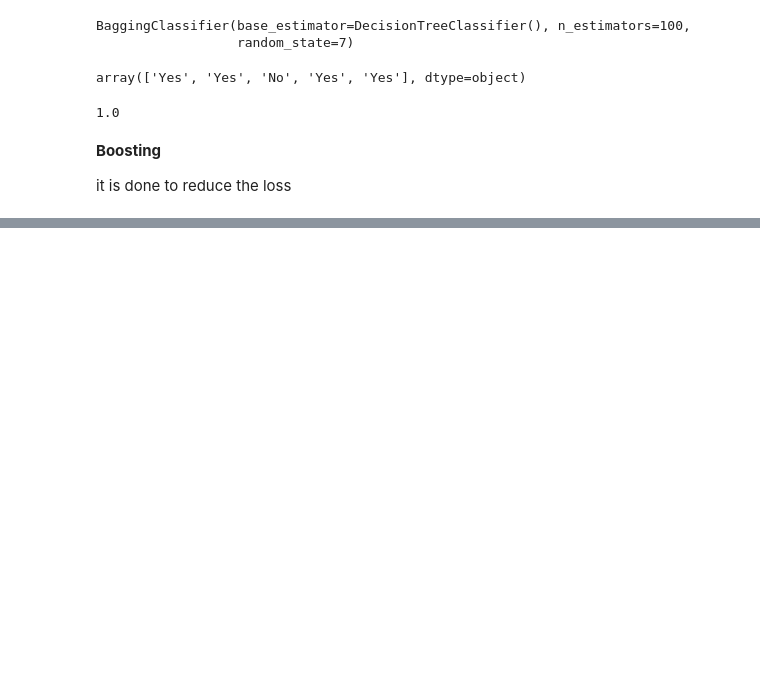
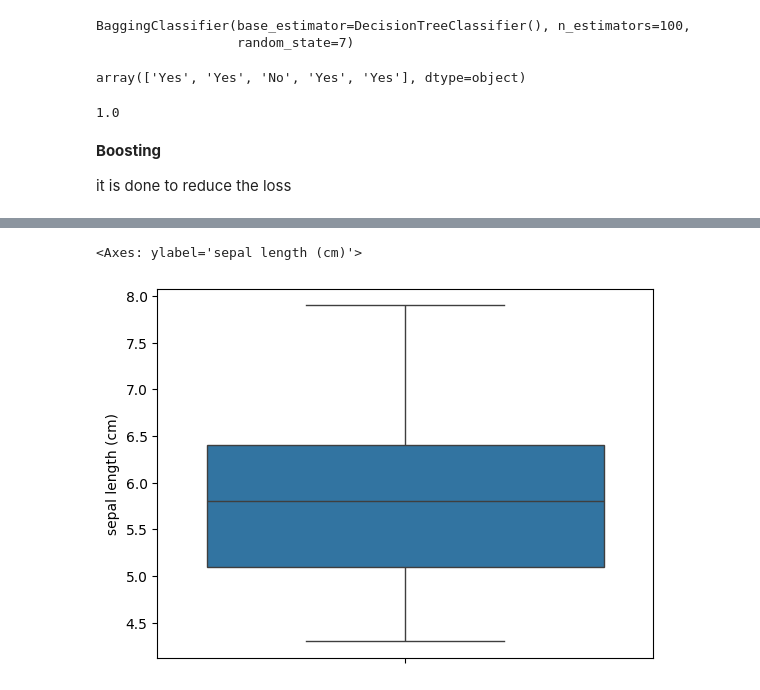
Before and after one commit to MekhzZ/AppliedStatisticsWithPython.ipynb, a Jupyter notebook: DataMining.ipynb, the cells around one changed output, grey strips where cells are left out. Cells and saved outputs as stored; diff of their text form; code cells hidden in the pictures; blank space fills up the shorter version.

```diff
--- a/DataMining.ipynb
+++ b/DataMining.ipynb
@@ -443,0 +476,5 @@ accuracy_score(y_test, pred)
+# %%
+sns.boxplot(i['sepal length (cm)'])
+# %% [output]
+<Axes: ylabel='sepal length (cm)'>
+[figure, added]
```
Also changed, not shown: parts of 22 cells of this notebook.
